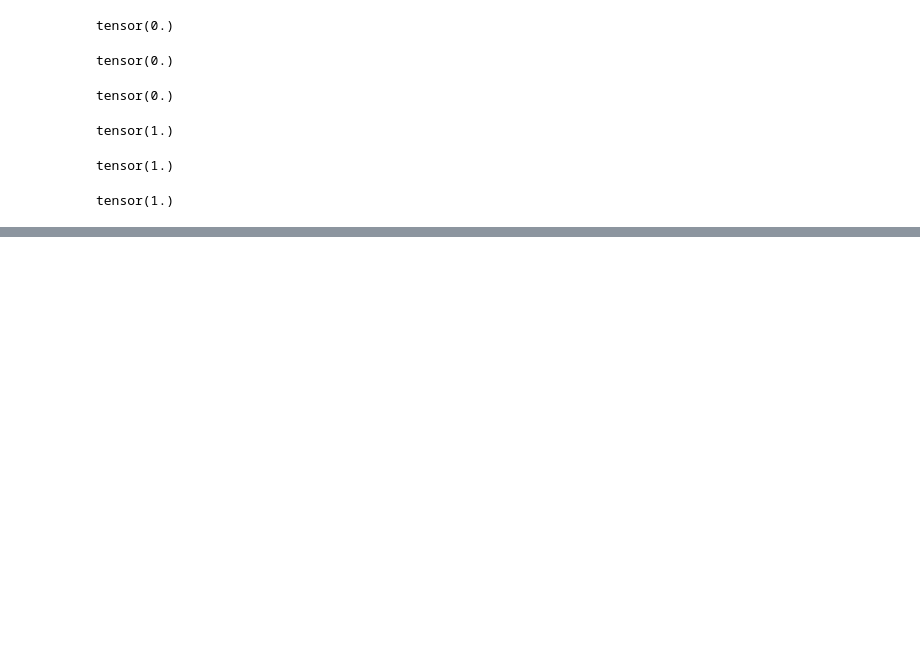
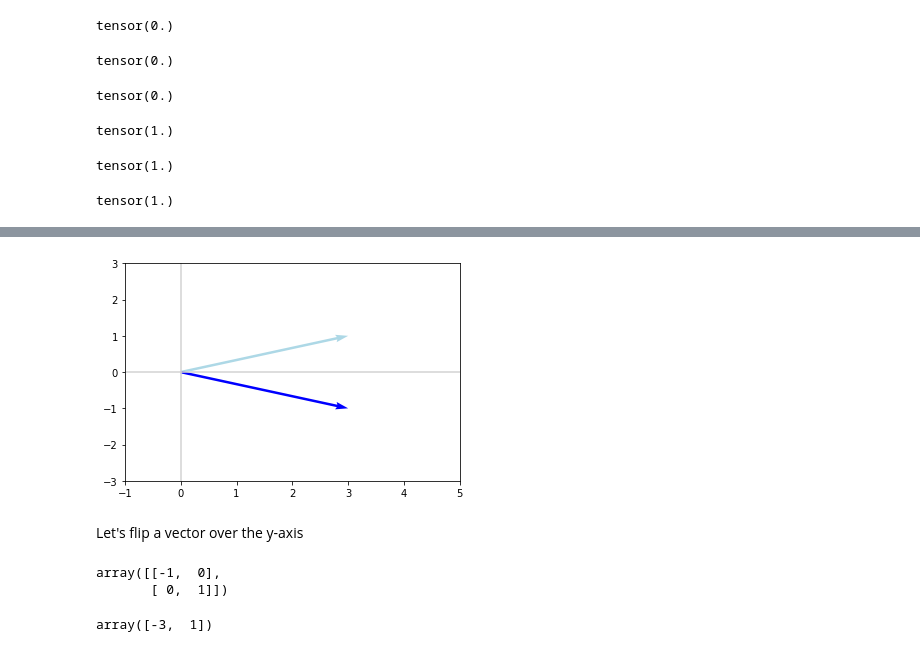
Before and after one commit to EricvanLessen/data-science-and-machine-learning, a Jupyter notebook: mathematical-foundations-of-machine-learning/mathematical-foundations-of-machine-learning.ipynb, the cells around one changed output, grey strips where cells are left out. Saved outputs shown, nothing was run; the diff lists cells and outputs as text; code cells hidden in the pictures; blank space fills up the shorter version.

```diff
--- a/mathematical-foundations-of-machine-learning/mathematical-foundations-of-machine-learning.ipynb
+++ b/mathematical-foundations-of-machine-learning/mathematical-foundations-of-machine-learning.ipynb
@@ -1010,0 +1069,19 @@ tensor([[1.0000, 0.0000, 0.0000],
+# %%
+plot_vectors([v, Ev], ['lightblue', 'blue'])
+plt.xlim(-1, 5)
+_ = plt.ylim(-3, 3)
+# %% [output]
+[figure, added]
+# %% [markdown]
+Let's flip a vector over the y-axis
+# %%
+F = np.array([[-1, 0], [0, 1]])
+F
+# %% [output]
+array([[-1,  0],
+       [ 0,  1]])
+# %%
+Fv = np.dot(E, v)
+Fv
+# %% [output]
+array([-3,  1])
```
Also changed, not shown: parts of 32 cells of this notebook.
